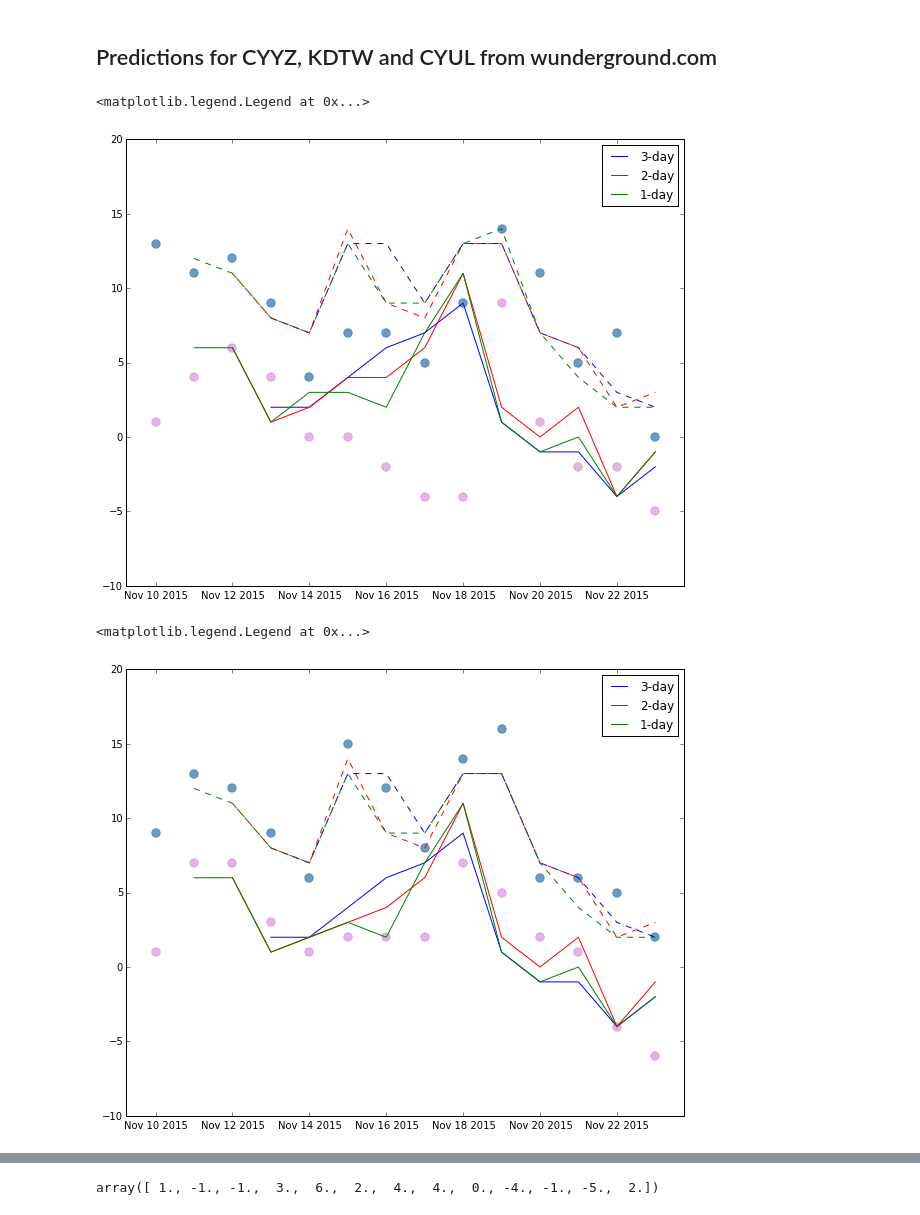
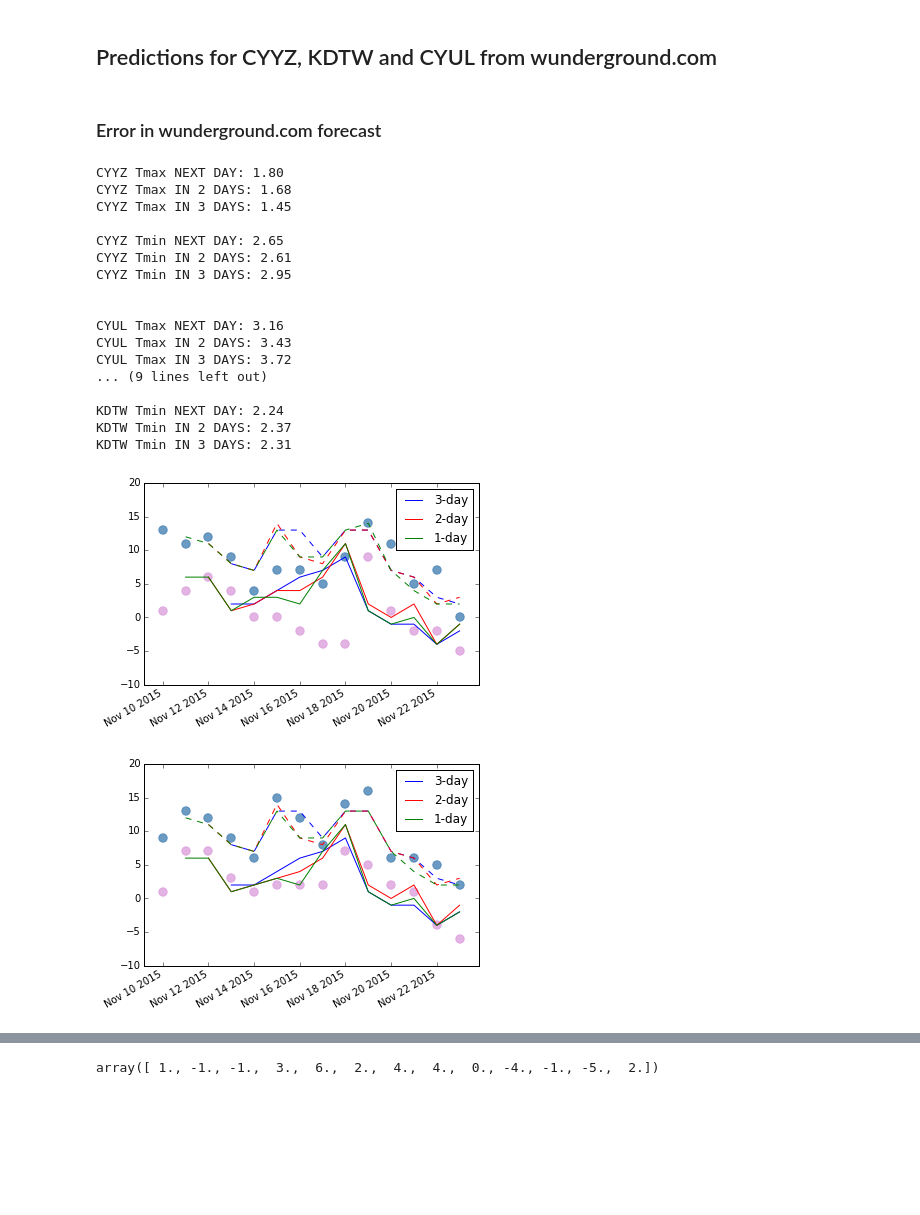
Before and after one commit to majorgowan/wpwp, a Jupyter notebook: Notebooks/wU_November2015.ipynb, the cells around one changed output, grey strips where cells are left out. Cells and saved outputs as stored; diff of their text form; code cells hidden in the pictures; blank space fills up the shorter version.

Commit message:
comparing to wunderground forecasts

```diff
--- a/Notebooks/wU_November2015.ipynb
+++ b/Notebooks/wU_November2015.ipynb
@@ -3,7 +7,7 @@ cd D:/mfruman/Documents/wpwp/Python
 # %% [output]
 D:\mfruman\Documents\wpwp\Python
 # %%
-pylab.rcParams['figure.figsize'] = (10.0, 8.0)
+pylab.rcParams['figure.figsize'] = (6.0, 4.0)
 # %%
 import wUUtils as Util
 import wURegression as Reg
@@ -24,6 +28,7 @@ with open('../Forecasts/Forecasts.txt','r') as infile:
     for nline in infile:
         val = nline.split(', ')
         date.append(val[0])
+        val = [val[0]] + [float(v) for v in val[1:]]
         cyul.append(val[1:7])
         cyyz.append(val[7:13])
         kdtw.append(val[13:19])
@@ -44,26 +49,93 @@ kdtw_Tmax = Util.loadDailyVariableRange('KDTW','2015-11-10','2015-11-23','TempMa
 cyul_Tmin = Util.loadDailyVariableRange('CYUL','2015-11-10','2015-11-23','TempMin',castFloat=True)
 cyyz_Tmin = Util.loadDailyVariableRange('CYYZ','2015-11-10','2015-11-23','TempMin',castFloat=True)
 kdtw_Tmin = Util.loadDailyVariableRange('KDTW','2015-11-10','2015-11-23','TempMin',castFloat=True)
+# %% [markdown]
+### Error in wunderground.com forecast
+# %%
+err = np.array(cyyz[1][:-1]) - cyyz_Tmax[1:]
+print('CYYZ Tmax NEXT DAY: %.2f' % np.sqrt(mean(err**2)))
+err = np.array(cyyz[3][:-2]) - cyyz_Tmax[2:]
+print('CYYZ Tmax IN 2 DAYS: %.2f' % np.sqrt(mean(err**2)))
+err = np.array(cyyz[5][:-3]) - cyyz_Tmax[3:]
+print('CYYZ Tmax IN 3 DAYS: %.2f\n' % np.sqrt(mean(err**2)))
+
+err = np.array(cyyz[0][:-1]) - cyyz_Tmin[1:]
+print('CYYZ Tmin NEXT DAY: %.2f' % np.sqrt(mean(err**2)))
+err = np.array(cyyz[2][:-2]) - cyyz_Tmin[2:]
+print('CYYZ Tmin IN 2 DAYS: %.2f' % np.sqrt(mean(err**2)))
+err = np.array(cyyz[4][:-3]) - cyyz_Tmin[3:]
+print('CYYZ Tmin IN 3 DAYS: %.2f\n\n' % np.sqrt(mean(err**2)))
+
+err = np.array(cyul[1][:-1]) - cyul_Tmax[1:]
+print('CYUL Tmax NEXT DAY: %.2f' % np.sqrt(mean(err**2)))
+err = np.array(cyul[3][:-2]) - cyul_Tmax[2:]
+print('CYUL Tmax IN 2 DAYS: %.2f' % np.sqrt(mean(err**2)))
+err = np.array(cyul[5][:-3]) - cyul_Tmax[3:]
+print('CYUL Tmax IN 3 DAYS: %.2f\n' % np.sqrt(mean(err**2)))
+
+err = np.array(cyul[0][:-1]) - cyul_Tmin[1:]
+print('CYUL Tmin NEXT DAY: %.2f' % np.sqrt(mean(err**2)))
+err = np.array(cyul[2][:-2]) - cyul_Tmin[2:]
+print('CYUL Tmin IN 2 DAYS: %.2f' % np.sqrt(mean(err**2)))
+err = np.array(cyul[4][:-3]) - cyul_Tmin[3:]
+print('CYUL Tmin IN 3 DAYS: %.2f\n\n' % np.sqrt(mean(err**2)))
+
+err = np.array(kdtw[1][:-1]) - kdtw_Tmax[1:]
+print('KDTW Tmax NEXT DAY: %.2f' % np.sqrt(mean(err**2)))
+err = np.array(kdtw[3][:-2]) - kdtw_Tmax[2:]
+print('KDTW Tmax IN 2 DAYS: %.2f' % np.sqrt(mean(err**2)))
+err = np.array(kdtw[5][:-3]) - kdtw_Tmax[3:]
+print('KDTW Tmax IN 3 DAYS: %.2f\n' % np.sqrt(mean(err**2)))
+
+err = np.array(kdtw[0][:-1]) - kdtw_Tmin[1:]
+print('KDTW Tmin NEXT DAY: %.2f' % np.sqrt(mean(err**2)))
+err = np.array(kdtw[2][:-2]) - kdtw_Tmin[2:]
+print('KDTW Tmin IN 2 DAYS: %.2f' % np.sqrt(mean(err**2)))
+err = np.array(kdtw[4][:-3]) - kdtw_Tmin[3:]
+print('KDTW Tmin IN 3 DAYS: %.2f\n\n' % np.sqrt(mean(err**2)))
+# %% [output]
+CYYZ Tmax NEXT DAY: 1.80
+CYYZ Tmax IN 2 DAYS: 1.68
+CYYZ Tmax IN 3 DAYS: 1.45
+
+CYYZ Tmin NEXT DAY: 2.65
+CYYZ Tmin IN 2 DAYS: 2.61
+CYYZ Tmin IN 3 DAYS: 2.95
+
+
+CYUL Tmax NEXT DAY: 3.16
+CYUL Tmax IN 2 DAYS: 3.43
+CYUL Tmax IN 3 DAYS: 3.72
+... (9 lines left out)
+
+KDTW Tmin NEXT DAY: 2.24
+KDTW Tmin IN 2 DAYS: 2.37
+KDTW Tmin IN 3 DAYS: 2.31
 # %%
 import matplotlib.pyplot as plt
+
+fig = plt.figure()
 
 plt.plot(date[3:],cyul[4][:-3],'b')
 plt.plot(date[2:],cyul[2][:-2],'r')
 plt.plot(date[1:],cyul[0][:-1],'g')
 
 plt.plot(date[3:],cyul[5][:-3],'b--')
 plt.plot(date[2:],cyul[3][:-2],'r--')
 plt.plot(date[1:],cyul[1][:-1],'g--')
 
 plt.scatter(date_list,cyul_Tmin,color='plum',alpha=0.8,s=70)
 plt.scatter(date_list,cyul_Tmax,color='steelblue',alpha=0.8,s=70)
 
 plt.legend(['3-day','2-day','1-day'])
+fig.autofmt_xdate()
+plt.show()
 # %% [output]
-<matplotlib.legend.Legend at 0x...>
-[figure, old version]
+[figure, new version]
 # %%
 import matplotlib.pyplot as plt
+
+fig = plt.figure()
 
 plt.plot(date[3:],cyyz[4][:-3],'b')
 plt.plot(date[2:],cyyz[2][:-2],'r')
@@ -77,7 +149,9 @@ plt.scatter(date_list,cyyz_Tmin,color='plum',alpha=0.8,s=70)
 plt.scatter(date_list,cyyz_Tmax,color='steelblue',alpha=0.8,s=70)
 
 plt.legend(['3-day','2-day','1-day'])
+
+fig.autofmt_xdate()
+plt.show()
 # %% [output]
-<matplotlib.legend.Legend at 0x...>
-[figure, old version]
+[figure, new version]
 # %%
```
Also changed, not shown: parts of 20 cells of this notebook, 3 other files.
